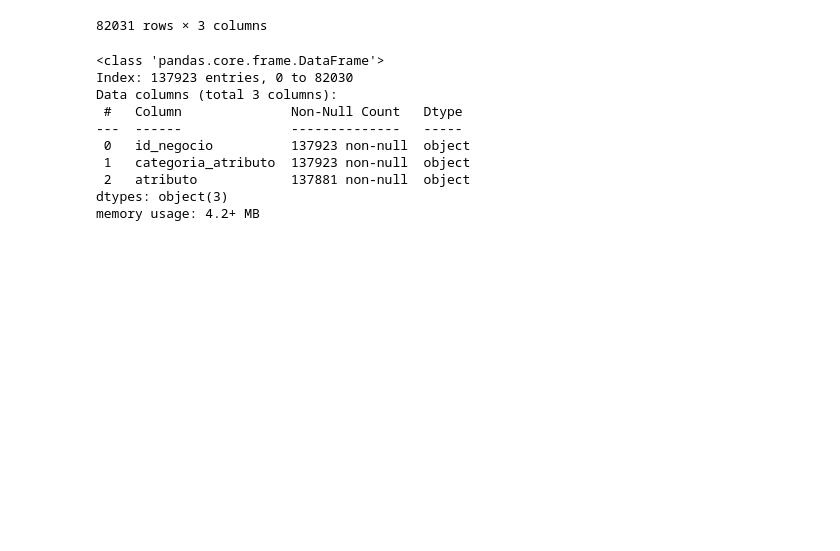
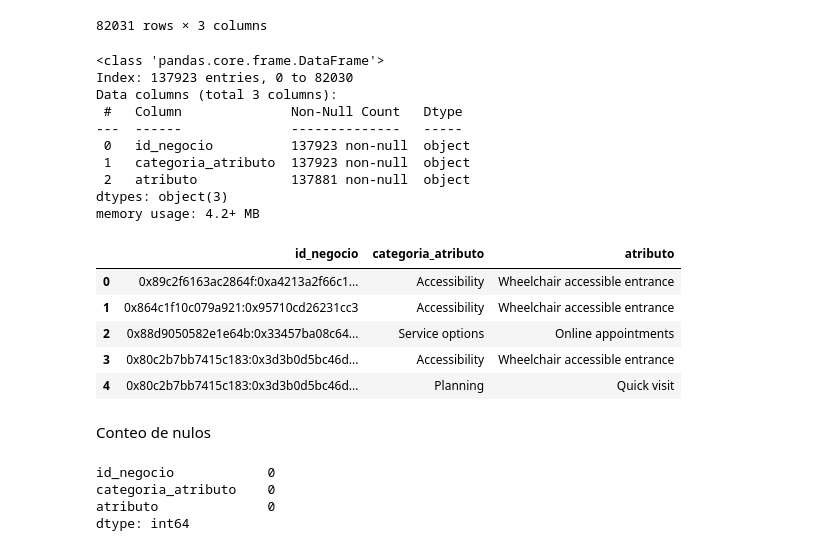
Before and after one commit to agustin-caceres/DataPulse_Gmaps_Yelp, a Jupyter notebook: notebooks/ETL/Google/3.g_misc.ipynb, the cells around one changed output. Drawn from its saved outputs; the diff is of its cells as text; code cells hidden in the pictures; blank space fills up the shorter version.

```diff
--- a/notebooks/ETL/Google/3.g_misc.ipynb
+++ b/notebooks/ETL/Google/3.g_misc.ipynb
@@ -113,3 +113,24 @@ Data columns (total 3 columns):
  2   atributo            137881 non-null  object
 dtypes: object(3)
 memory usage: 4.2+ MB
+# %%
+# Leer Archivo
+misc = pd.read_parquet(r'C:\Users\mauri\OneDrive\Escritorio\proyectogrupal\data\g_misc_v3.parquet', engine='pyarrow')
+misc.head()
+# %% [output]
+|  | id_negocio | categoria_atributo | atributo |
+| 0 | 0x89c2f6163ac2864f:0xa4213a2f66c1... | Accessibility | Wheelchair accessible entrance |
+| 1 | 0x864c1f10c079a921:0x95710cd26231cc3 | Accessibility | Wheelchair accessible entrance |
+| 2 | 0x88d9050582e1e64b:0x33457ba08c64... | Service options | Online appointments |
+| 3 | 0x80c2b7bb7415c183:0x3d3b0d5bc46d... | Accessibility | Wheelchair accessible entrance |
+| 4 | 0x80c2b7bb7415c183:0x3d3b0d5bc46d... | Planning | Quick visit |
+# %% [markdown]
+Conteo de nulos
+# %%
+nulos_por_columna = misc.isnull().sum()
+nulos_por_columna
+# %% [output]
+id_negocio            0
+categoria_atributo    0
+atributo              0
+dtype: int64
```
Also changed, not shown: parts of 19 cells of this notebook, 1 other file.
